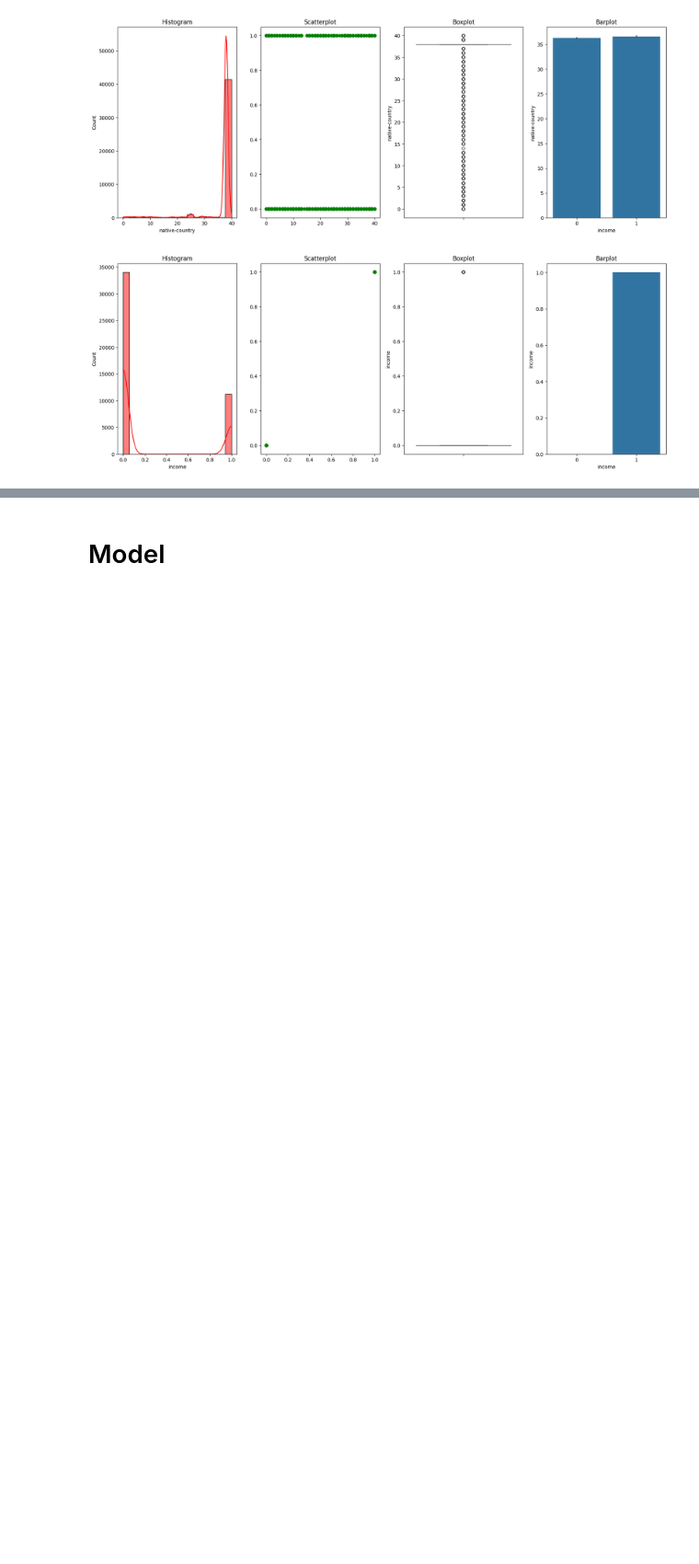
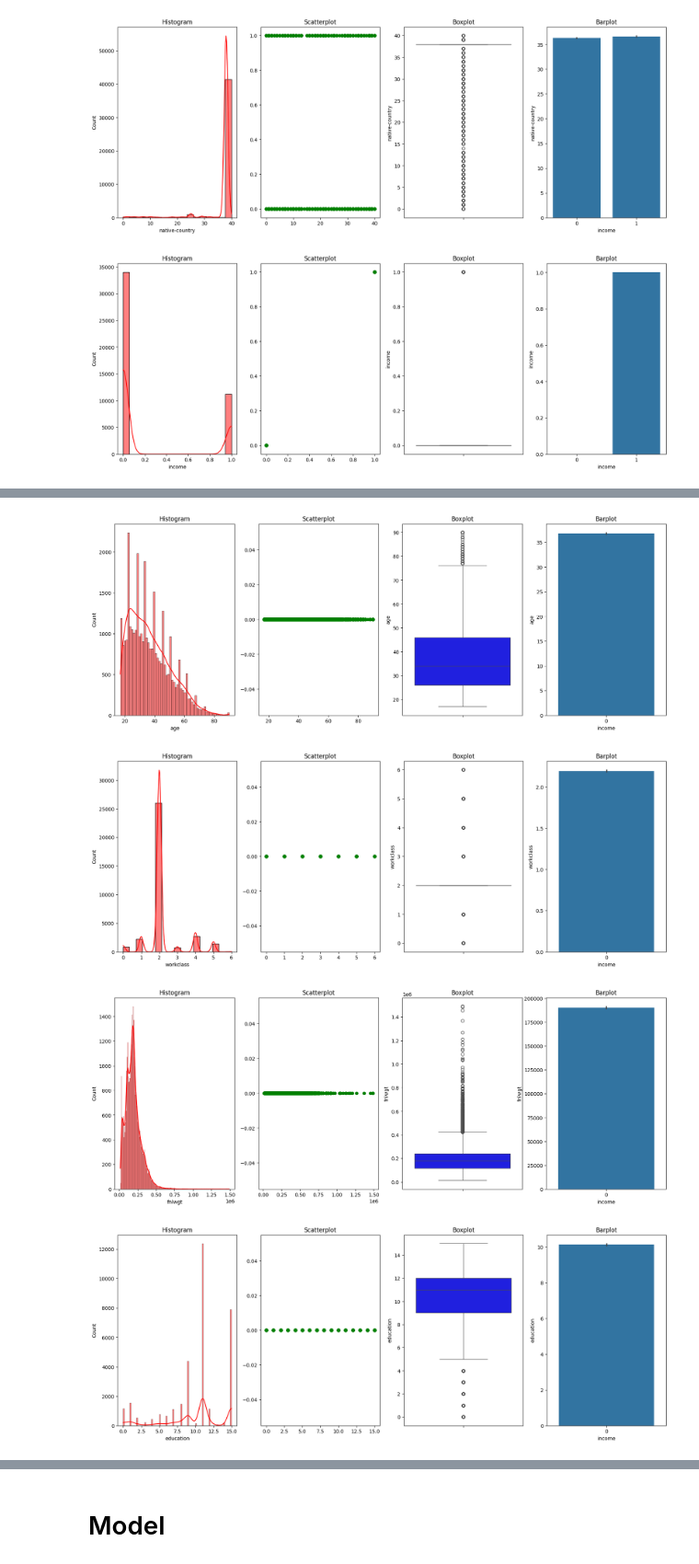
Before and after one commit to benedikt57/XAI, a Jupyter notebook: adult-income-k-nearest-neighbors-knn.ipynb, the cells around one changed output, grey strips where cells are left out. Shown at 92% size. Saved outputs shown, nothing was run; the diff lists cells and outputs as text; code cells hidden in the pictures; blank space fills up the shorter version.

```diff
--- a/adult-income-k-nearest-neighbors-knn.ipynb
+++ b/adult-income-k-nearest-neighbors-knn.ipynb
@@ -345,0 +401,9 @@ for col in df1:
+# %%
+df_income_le_50k = df1[df1['income'] == 0]
+for col in df_income_le_50k:
+    diagnostic_plots(df_income_le_50k,col,'income')
+# %% [output]
+[figure, added]
+[figure, added]
+[figure, added]
+[figure, added]
```
Also changed, not shown: parts of 24 cells of this notebook.
